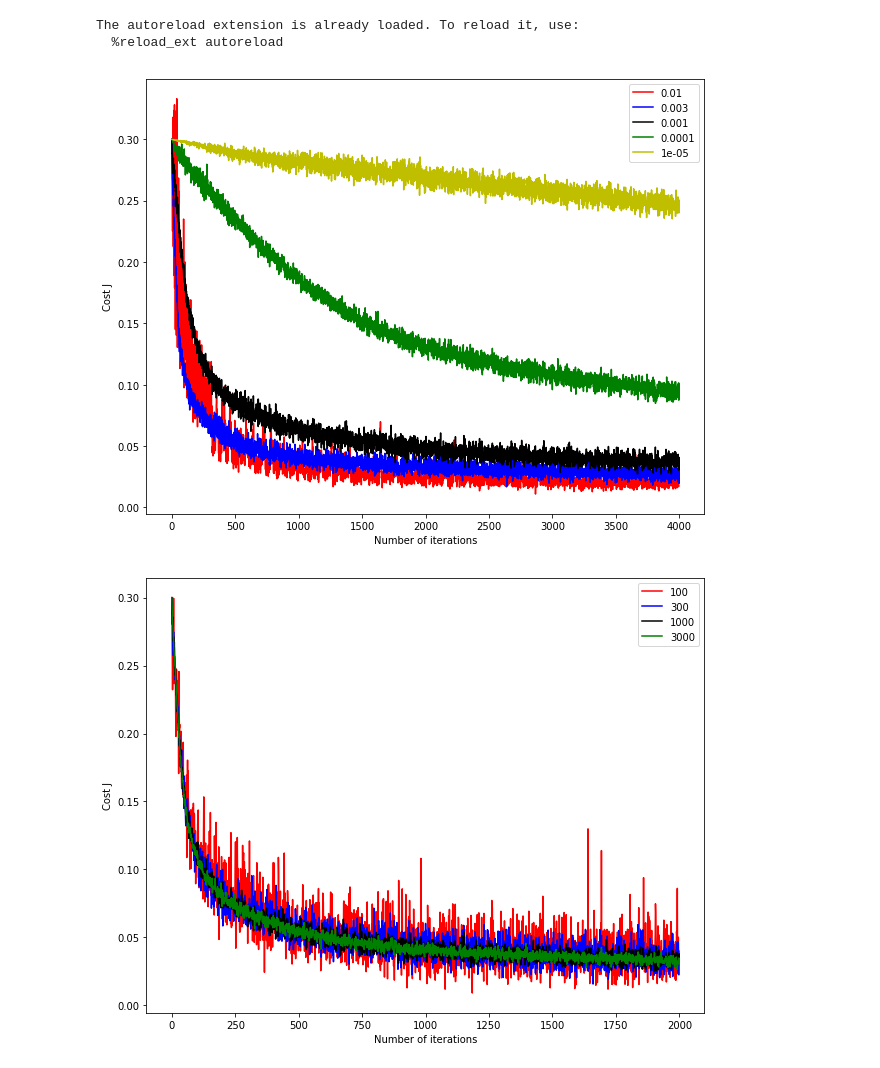
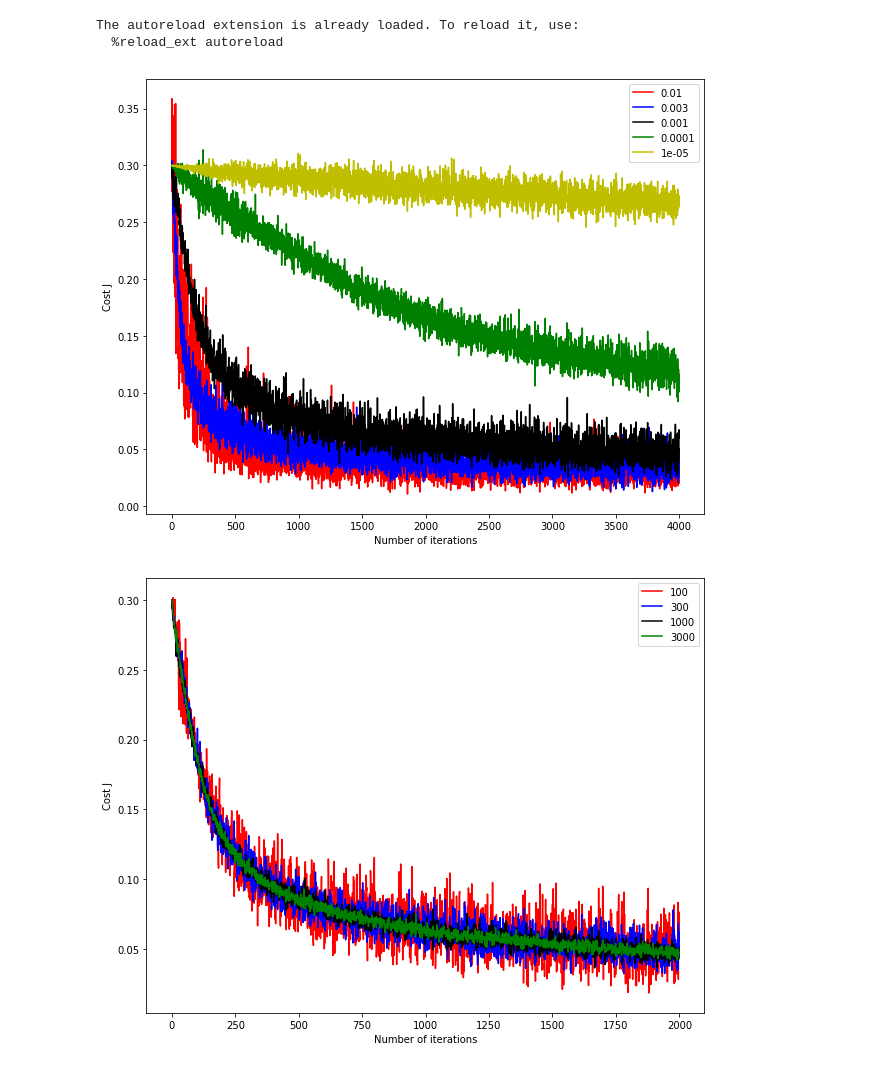
Before and after one commit to xystevensun/comp540, a Jupyter notebook: homework/hw4/svm_spam.ipynb, the cells around one changed output. Cells and saved outputs as stored; diff of their text form; code cells hidden in the pictures.

```diff
--- a/homework/hw4/svm_spam.ipynb
+++ b/homework/hw4/svm_spam.ipynb
@@ -74,26 +74,26 @@ KKtest = np.vstack([np.ones((scaleKtest.shape[0],)),scaleKtest.T]).T
 # %%
 # choose learning rate
 color = ['r','b','k','g','y','m']
 LearningRatevals = [1e-2,3e-3,1e-3,1e-4,1e-5]
 color_idx = 0
 fig = plt.figure()
 ax = fig.add_subplot(1,1,1)
 for LR in LearningRatevals:
     svm = LinearSVM_twoclass()
     svm.theta = np.zeros((KK.shape[1],))
-    J_history = svm.train(KK,yy_train,learning_rate=LR,reg=0.3,num_iters=4000,verbose=False,batch_size=1000)
+    J_history = svm.train(KK,yy_train,learning_rate=LR,reg=0.3,num_iters=4000,verbose=False,batch_size=200)
     plt.plot(range(len(J_history)), J_history, color[color_idx])
     color_idx += 1
 plt.xlabel('Number of iterations')
 plt.ylabel('Cost J')
 plt.legend([str(a) for a in LearningRatevals])
 plt.show()
 fig.savefig("./fig_learning_rate.pdf", format='pdf')
 # %% [output]
-[figure, old version]
+[figure, new version]
 # %%
 # choose batch size
-Best_learning_rate = 3e-3
+Best_learning_rate = 1e-3
 BatchSizes = [100,300,1000,3000]
 color_idx = 0
 fig = plt.figure()
@@ -110,6 +110,6 @@ plt.legend([str(a) for a in BatchSizes])
 plt.show()
 fig.savefig("./fig_batch_size.pdf", format='pdf')
 # %% [output]
-[figure, old version]
+[figure, new version]
 # %%
 # choose C
```
Also changed, not shown: parts of 6 cells of this notebook, 3 other files.
